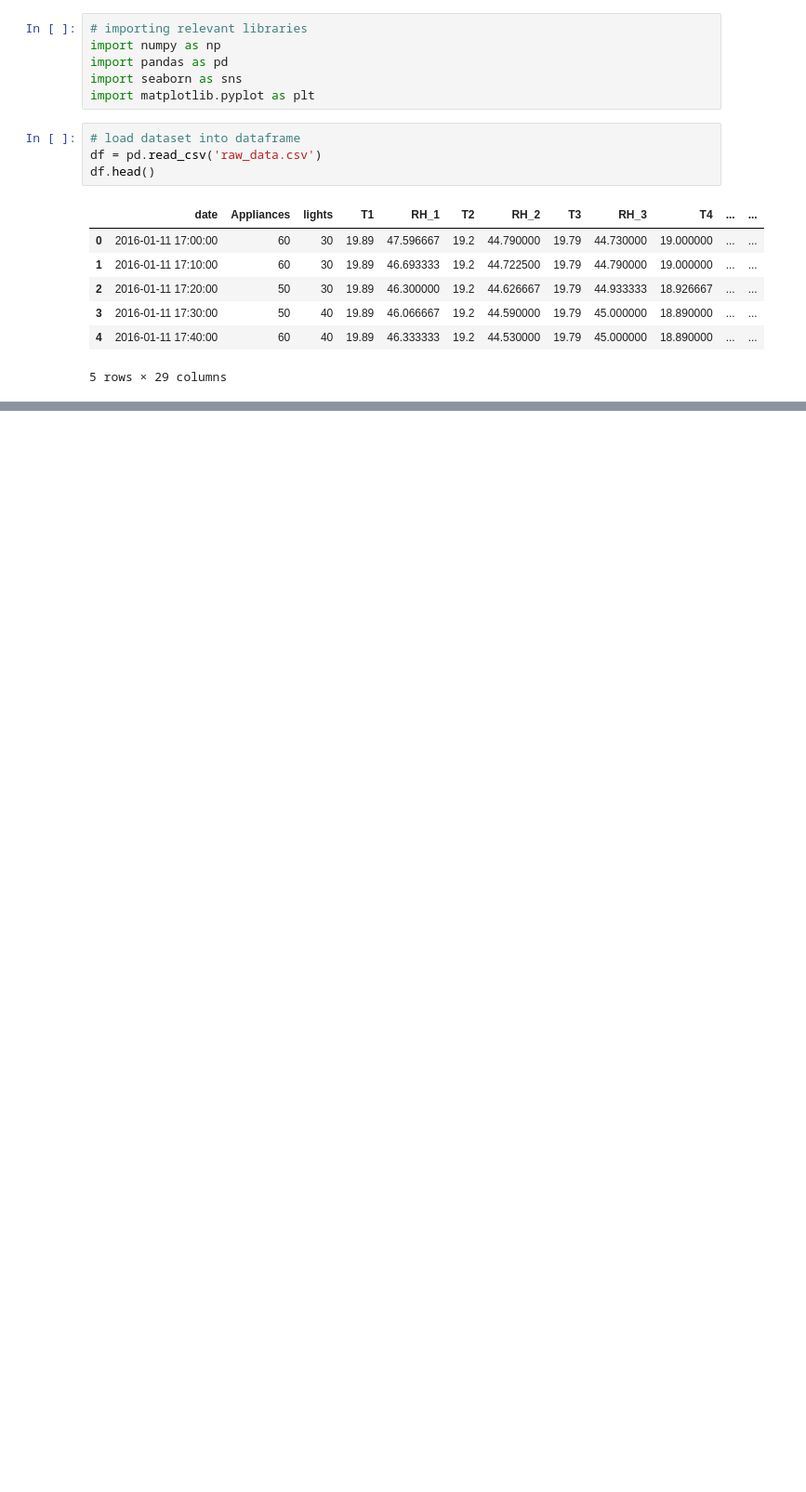
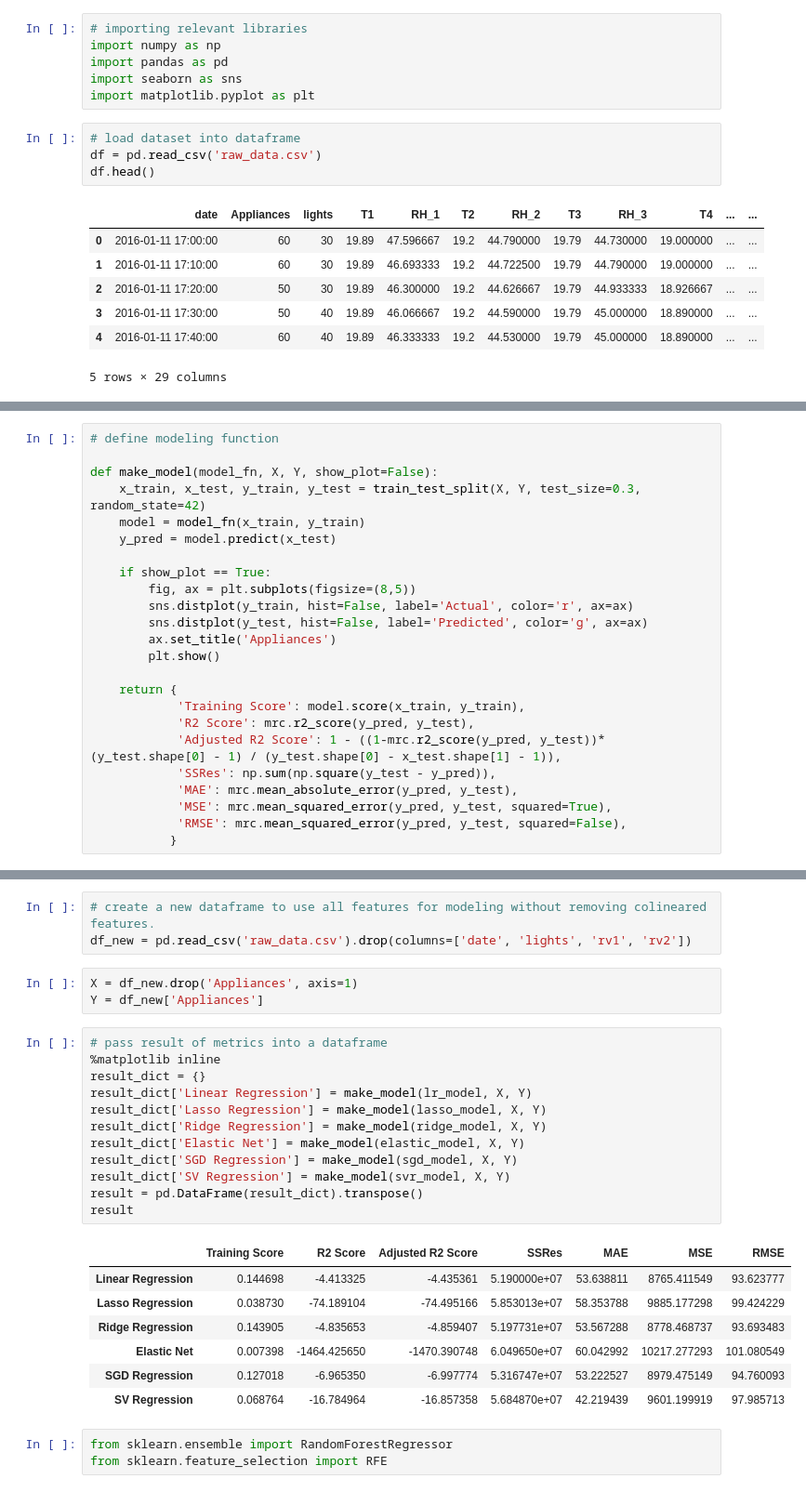
Before and after one commit to omotayo-alade/ham20-internship, a Jupyter notebook: stage2/notebook.ipynb, the cells around one changed output, grey strips where cells are left out. Shown at 93% size. Saved outputs shown, nothing was run; the diff lists cells and outputs as text; blank space fills up the shorter version.

```diff
--- a/stage2/notebook.ipynb
+++ b/stage2/notebook.ipynb
@@ -90,0 +63,24 @@ df.head()
+# %%
+# define modeling function
+
+def make_model(model_fn, X, Y, show_plot=False):
+    x_train, x_test, y_train, y_test = train_test_split(X, Y, test_size=0.3, random_state=42)
+    model = model_fn(x_train, y_train)
+    y_pred = model.predict(x_test)
+
+    if show_plot == True:
+        fig, ax = plt.subplots(figsize=(8,5))
+        sns.distplot(y_train, hist=False, label='Actual', color='r', ax=ax)
+        sns.distplot(y_test, hist=False, label='Predicted', color='g', ax=ax)
+        ax.set_title('Appliances')
+        plt.show()
+
+    return {
+            'Training Score': model.score(x_train, y_train),
+            'R2 Score': mrc.r2_score(y_pred, y_test),
+            'Adjusted R2 Score': 1 - ((1-mrc.r2_score(y_pred, y_test))*(y_test.shape[0] - 1) / (y_test.shape[0] - x_test.shape[1] - 1)),
+            'SSRes': np.sum(np.square(y_test - y_pred)),
+            'MAE': mrc.mean_absolute_error(y_pred, y_test),
+            'MSE': mrc.mean_squared_error(y_pred, y_test, squared=True),
+            'RMSE': mrc.mean_squared_error(y_pred, y_test, squared=False),
+           }
@@ -90,0 +136,29 @@ df.head()
+# %%
+# create a new dataframe to use all features for modeling without removing colineared features.
+df_new = pd.read_csv('raw_data.csv').drop(columns=['date', 'lights', 'rv1', 'rv2'])
+# %%
+X = df_new.drop('Appliances', axis=1)
+Y = df_new['Appliances']
+# %%
+# pass result of metrics into a dataframe
+%matplotlib inline
+result_dict = {}
+result_dict['Linear Regression'] = make_model(lr_model, X, Y)
+result_dict['Lasso Regression'] = make_model(lasso_model, X, Y)
+result_dict['Ridge Regression'] = make_model(ridge_model, X, Y)
+result_dict['Elastic Net'] = make_model(elastic_model, X, Y)
+result_dict['SGD Regression'] = make_model(sgd_model, X, Y)
+result_dict['SV Regression'] = make_model(svr_model, X, Y)
+result = pd.DataFrame(result_dict).transpose()
+result
+# %% [output]
+|  | Training Score | R2 Score | Adjusted R2 Score | SSRes | MAE | MSE | RMSE |
+| Linear Regression | 0.144698 | -4.413325 | -4.435361 | 5.190000e+07 | 53.638811 | 8765.411549 | 93.623777 |
+| Lasso Regression | 0.038730 | -74.189104 | -74.495166 | 5.853013e+07 | 58.353788 | 9885.177298 | 99.424229 |
+| Ridge Regression | 0.143905 | -4.835653 | -4.859407 | 5.197731e+07 | 53.567288 | 8778.468737 | 93.693483 |
+| Elastic Net | 0.007398 | -1464.425650 | -1470.390748 | 6.049650e+07 | 60.042992 | 10217.277293 | 101.080549 |
+| SGD Regression | 0.127018 | -6.965350 | -6.997774 | 5.316747e+07 | 53.222527 | 8979.475149 | 94.760093 |
+| SV Regression | 0.068764 | -16.784964 | -16.857358 | 5.684870e+07 | 42.219439 | 9601.199919 | 97.985713 |
+# %%
+from sklearn.ensemble import RandomForestRegressor
+from sklearn.feature_selection import RFE
```
Also changed, not shown: parts of 18 cells of this notebook, 1 other file.
